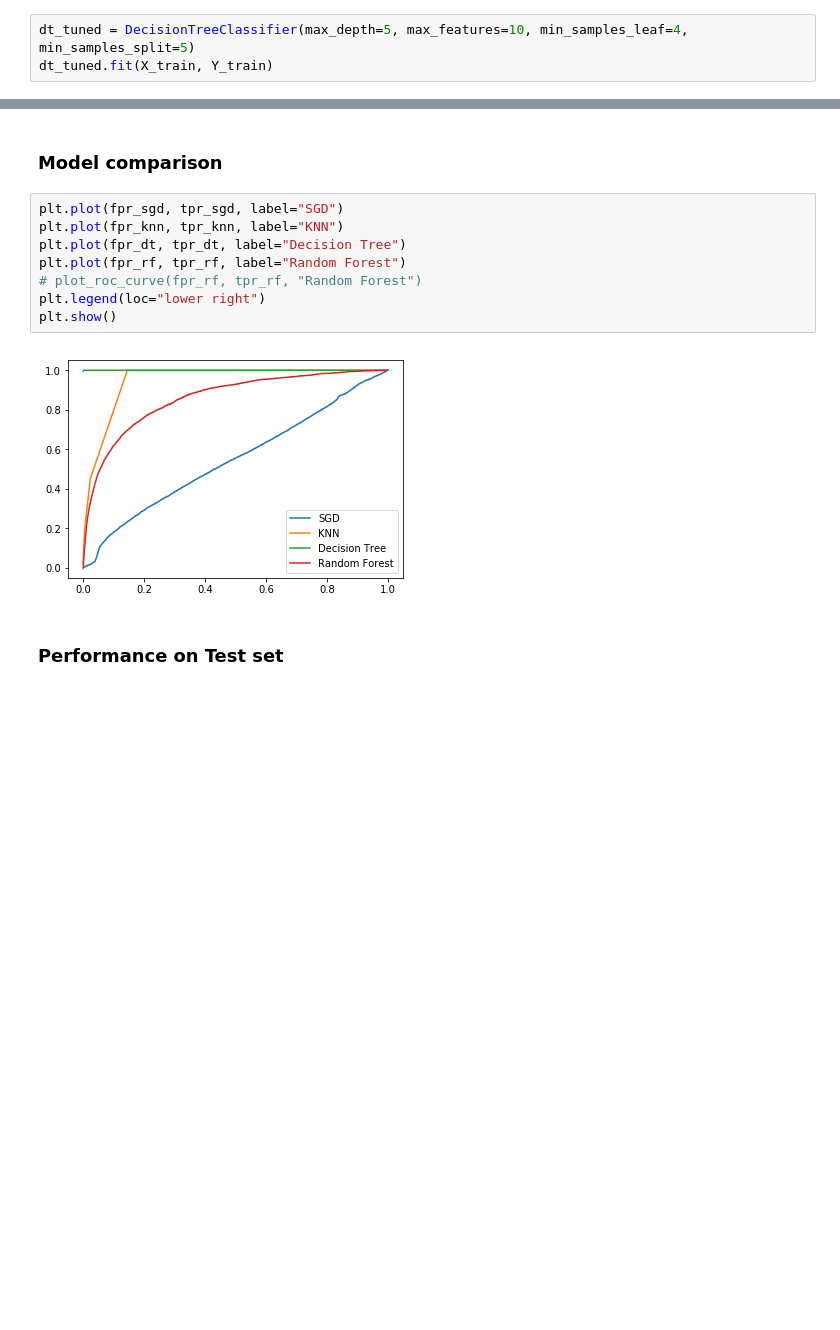
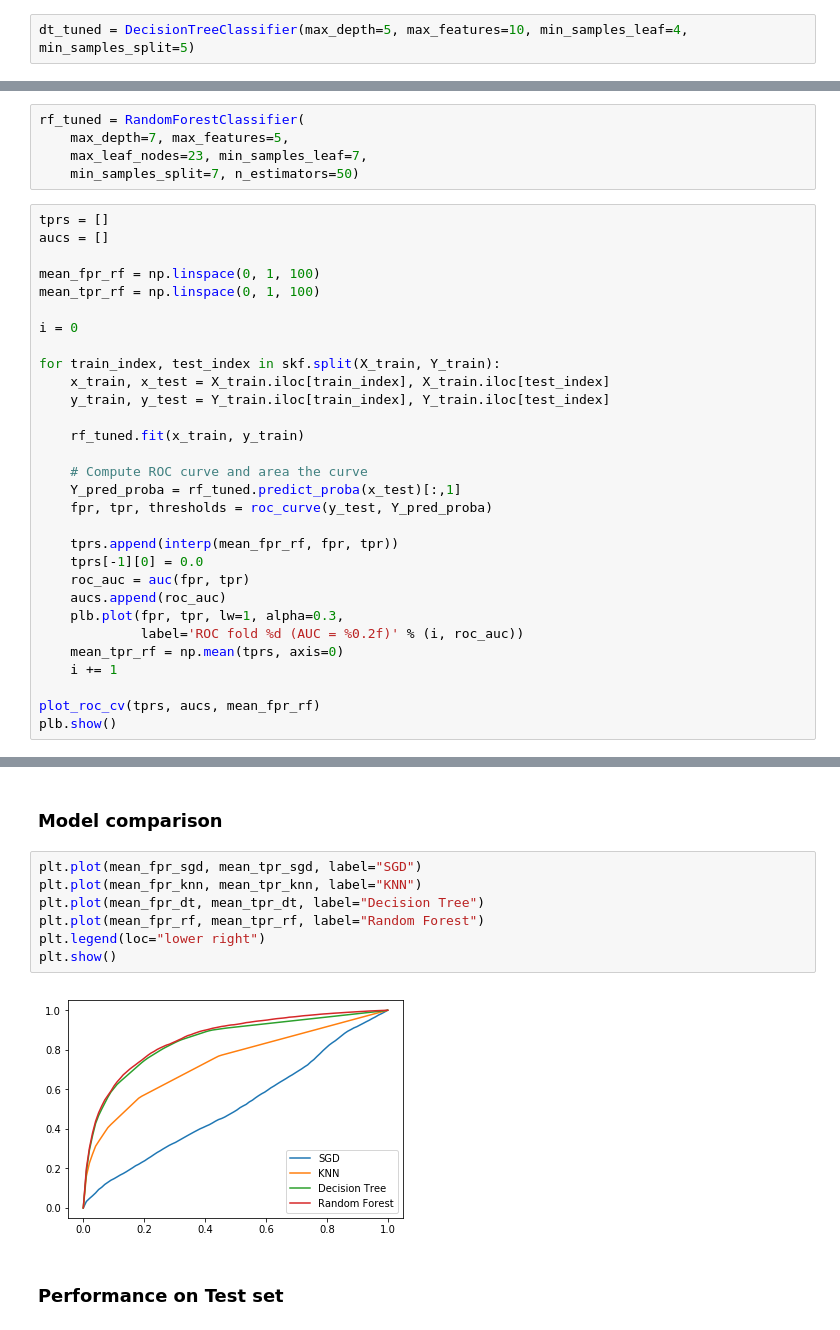
Before and after one commit to sontong22/FinancialCredit, a Jupyter notebook: TrainModels.ipynb, the cells around one changed output, grey strips where cells are left out. Cells and saved outputs as stored; diff of their text form; blank space fills up the shorter version.

Commit message:
Clean up, add explanation, model comparison plot. TODO: model ensemble and performace on test set

```diff
--- a/TrainModels.ipynb
+++ b/TrainModels.ipynb
@@ -513,4 +440,3 @@ dt_gs.best_params_
  'min_samples_split': 9}
 # %%
 dt_tuned = DecisionTreeClassifier(max_depth=5, max_features=10, min_samples_leaf=4, min_samples_split=5)
-dt_tuned.fit(X_train, Y_train)
@@ -714,3 +531,38 @@ rf_gs.best_params_
  'min_samples_leaf': 7,
  'min_samples_split': 7,
  'n_estimators': 50}
+# %%
+rf_tuned = RandomForestClassifier(
+    max_depth=7, max_features=5,
+    max_leaf_nodes=23, min_samples_leaf=7,
+    min_samples_split=7, n_estimators=50)
+# %%
+tprs = []
+aucs = []
+
+mean_fpr_rf = np.linspace(0, 1, 100)
+mean_tpr_rf = np.linspace(0, 1, 100)
+
+i = 0
+
+for train_index, test_index in skf.split(X_train, Y_train):
+    x_train, x_test = X_train.iloc[train_index], X_train.iloc[test_index]
+    y_train, y_test = Y_train.iloc[train_index], Y_train.iloc[test_index]
+
+    rf_tuned.fit(x_train, y_train)
+
+    # Compute ROC curve and area the curve
+    Y_pred_proba = rf_tuned.predict_proba(x_test)[:,1]
+    fpr, tpr, thresholds = roc_curve(y_test, Y_pred_proba)
+
+    tprs.append(interp(mean_fpr_rf, fpr, tpr))
+    tprs[-1][0] = 0.0
+    roc_auc = auc(fpr, tpr)
+    aucs.append(roc_auc)
+    plb.plot(fpr, tpr, lw=1, alpha=0.3,
+             label='ROC fold %d (AUC = %0.2f)' % (i, roc_auc))
+    mean_tpr_rf = np.mean(tprs, axis=0)
+    i += 1
+
+plot_roc_cv(tprs, aucs, mean_fpr_rf)
+plb.show()
@@ -717,14 +579,13 @@ rf_gs.best_params_
 # %% [markdown]
 ### Model comparison
 # %%
-plt.plot(fpr_sgd, tpr_sgd, label="SGD")
-plt.plot(fpr_knn, tpr_knn, label="KNN")
-plt.plot(fpr_dt, tpr_dt, label="Decision Tree")
-plt.plot(fpr_rf, tpr_rf, label="Random Forest")
-# plot_roc_curve(fpr_rf, tpr_rf, "Random Forest")
+plt.plot(mean_fpr_sgd, mean_tpr_sgd, label="SGD")
+plt.plot(mean_fpr_knn, mean_tpr_knn, label="KNN")
+plt.plot(mean_fpr_dt, mean_tpr_dt, label="Decision Tree")
+plt.plot(mean_fpr_rf, mean_tpr_rf, label="Random Forest")
 plt.legend(loc="lower right")
 plt.show()
 # %% [output]
-[figure, old version]
+[figure, new version]
 # %% [markdown]
 ### Performance on Test set
```
Also changed, not shown: parts of 61 cells of this notebook.
